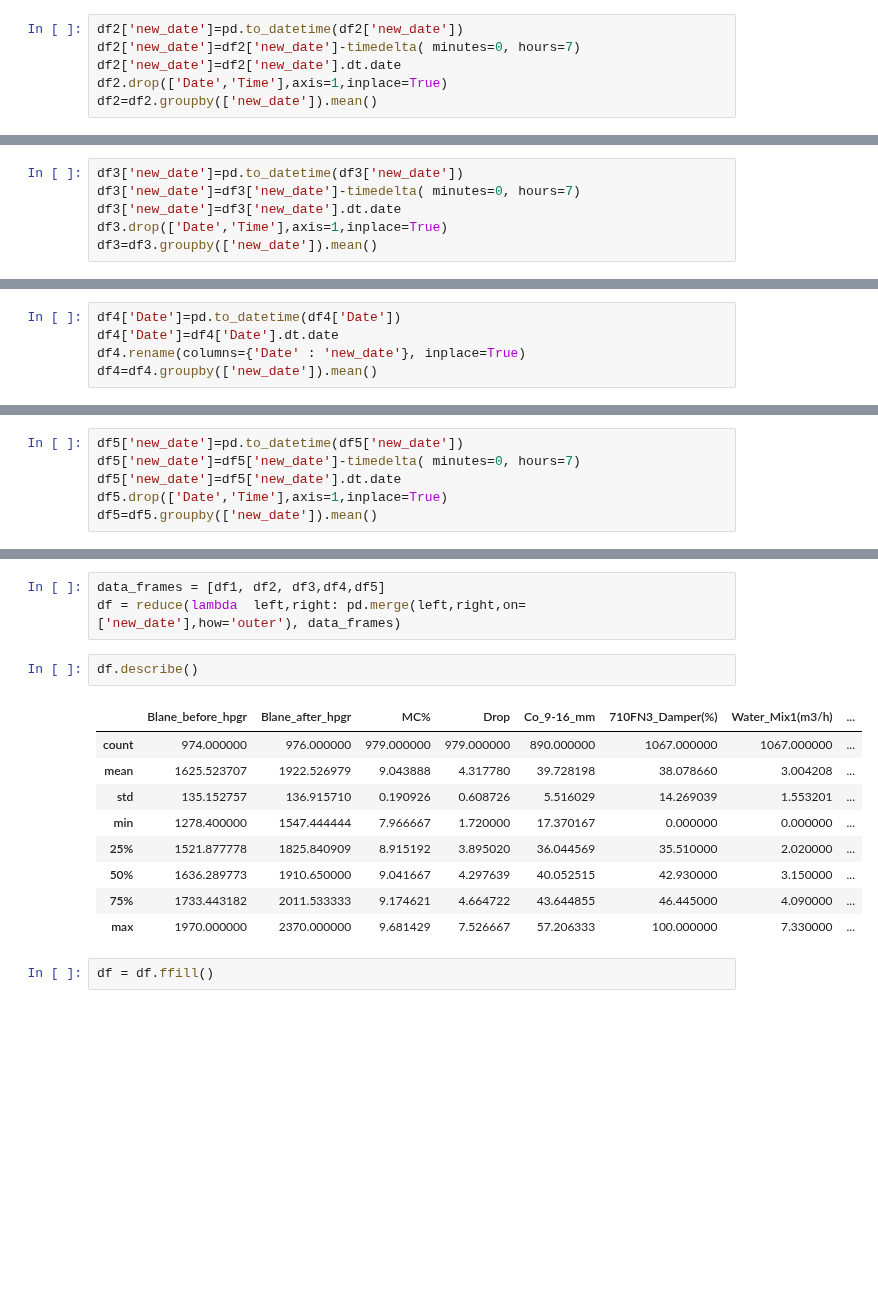
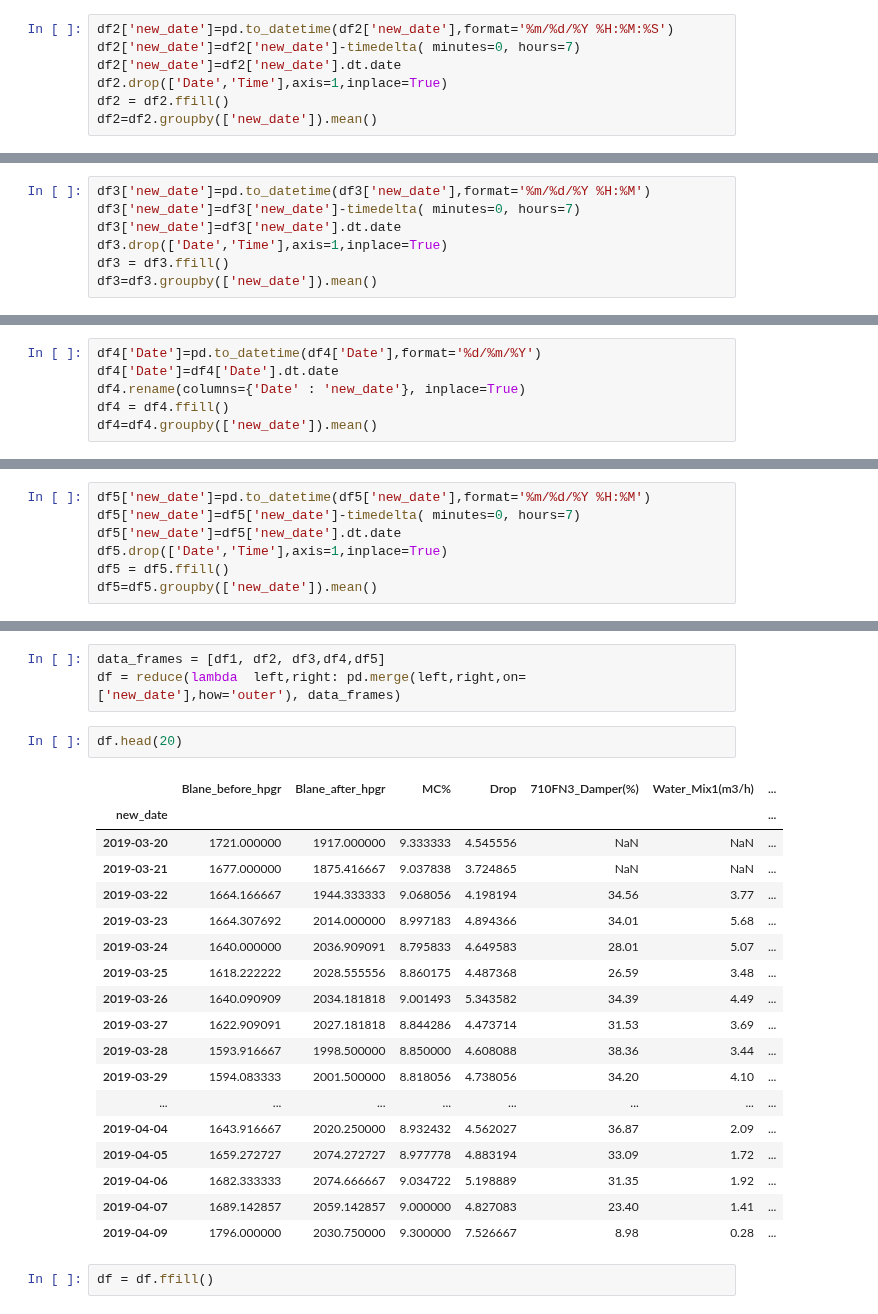
Before and after one commit to heidaralavi/Feo-Prj, a Jupyter notebook: preprocessing.ipynb, the cells around one changed output, grey strips where cells are left out. Cells and saved outputs as stored; diff of their text form; blank space fills up the shorter version.

```diff
--- a/preprocessing.ipynb
+++ b/preprocessing.ipynb
@@ -32,9 +43,10 @@ df2=pd.read_csv('blane_after_hpgr.csv')
 # %%
 df2.insert(loc=0, column='new_date', value=df2['Date']+' '+df2['Time'])
 # %%
-df2['new_date']=pd.to_datetime(df2['new_date'])
+df2['new_date']=pd.to_datetime(df2['new_date'],format='%m/%d/%Y %H:%M:%S')
 df2['new_date']=df2['new_date']-timedelta( minutes=0, hours=7)
 df2['new_date']=df2['new_date'].dt.date
 df2.drop(['Date','Time'],axis=1,inplace=True)
+df2 = df2.ffill()
 df2=df2.groupby(['new_date']).mean()
 # %%
@@ -53,9 +75,10 @@ df3=pd.read_csv('area600.csv')
 # %%
 df3.insert(loc=0, column='new_date', value=df3['Date']+' '+df3['Time'])
 # %%
-df3['new_date']=pd.to_datetime(df3['new_date'])
+df3['new_date']=pd.to_datetime(df3['new_date'],format='%m/%d/%Y %H:%M')
 df3['new_date']=df3['new_date']-timedelta( minutes=0, hours=7)
 df3['new_date']=df3['new_date'].dt.date
 df3.drop(['Date','Time'],axis=1,inplace=True)
+df3 = df3.ffill()
 df3=df3.groupby(['new_date']).mean()
 # %%
@@ -76,7 +126,8 @@ df4=pd.read_csv('row-data.csv')
 # %%
-df4['Date']=pd.to_datetime(df4['Date'])
+df4['Date']=pd.to_datetime(df4['Date'],format='%d/%m/%Y')
 df4['Date']=df4['Date'].dt.date
 df4.rename(columns={'Date' : 'new_date'}, inplace=True)
+df4 = df4.ffill()
 df4=df4.groupby(['new_date']).mean()
 # %%
 df4.info()
@@ -104,9 +155,10 @@ df5=pd.read_csv('area700.csv')
 # %%
 df5.insert(loc=0, column='new_date', value=df5['Date']+' '+df5['Time'])
 # %%
-df5['new_date']=pd.to_datetime(df5['new_date'])
+df5['new_date']=pd.to_datetime(df5['new_date'],format='%m/%d/%Y %H:%M')
 df5['new_date']=df5['new_date']-timedelta( minutes=0, hours=7)
 df5['new_date']=df5['new_date'].dt.date
 df5.drop(['Date','Time'],axis=1,inplace=True)
+df5 = df5.ffill()
 df5=df5.groupby(['new_date']).mean()
 # %%
@@ -125,17 +186,26 @@ memory usage: 22.9+ KB
 data_frames = [df1, df2, df3,df4,df5]
 df = reduce(lambda  left,right: pd.merge(left,right,on=['new_date'],how='outer'), data_frames)
 # %%
-df.describe()
+df.head(20)
 # %% [output]
-|  | Blane_before_hpgr | Blane_after_hpgr | MC% | Drop | Co_9-16_mm | 710FN3_Damper(%) | Water_Mix1(m3/h) | ... |
-| count | 974.000000 | 976.000000 | 979.000000 | 979.000000 | 890.000000 | 1067.000000 | 1067.000000 | ... |
-| mean | 1625.523707 | 1922.526979 | 9.043888 | 4.317780 | 39.728198 | 38.078660 | 3.004208 | ... |
-| std | 135.152757 | 136.915710 | 0.190926 | 0.608726 | 5.516029 | 14.269039 | 1.553201 | ... |
-| min | 1278.400000 | 1547.444444 | 7.966667 | 1.720000 | 17.370167 | 0.000000 | 0.000000 | ... |
-| 25% | 1521.877778 | 1825.840909 | 8.915192 | 3.895020 | 36.044569 | 35.510000 | 2.020000 | ... |
-| 50% | 1636.289773 | 1910.650000 | 9.041667 | 4.297639 | 40.052515 | 42.930000 | 3.150000 | ... |
-| 75% | 1733.443182 | 2011.533333 | 9.174621 | 4.664722 | 43.644855 | 46.445000 | 4.090000 | ... |
-| max | 1970.000000 | 2370.000000 | 9.681429 | 7.526667 | 57.206333 | 100.000000 | 7.330000 | ... |
+|  | Blane_before_hpgr | Blane_after_hpgr | MC% | Drop | 710FN3_Damper(%) | Water_Mix1(m3/h) | ... |
+| new_date |  |  |  |  |  |  | ... |
+| 2019-03-20 | 1721.000000 | 1917.000000 | 9.333333 | 4.545556 | NaN | NaN | ... |
+| 2019-03-21 | 1677.000000 | 1875.416667 | 9.037838 | 3.724865 | NaN | NaN | ... |
+| 2019-03-22 | 1664.166667 | 1944.333333 | 9.068056 | 4.198194 | 34.56 | 3.77 | ... |
+| 2019-03-23 | 1664.307692 | 2014.000000 | 8.997183 | 4.894366 | 34.01 | 5.68 | ... |
+| 2019-03-24 | 1640.000000 | 2036.909091 | 8.795833 | 4.649583 | 28.01 | 5.07 | ... |
+| 2019-03-25 | 1618.222222 | 2028.555556 | 8.860175 | 4.487368 | 26.59 | 3.48 | ... |
+| 2019-03-26 | 1640.090909 | 2034.181818 | 9.001493 | 5.343582 | 34.39 | 4.49 | ... |
+| 2019-03-27 | 1622.909091 | 2027.181818 | 8.844286 | 4.473714 | 31.53 | 3.69 | ... |
+| 2019-03-28 | 1593.916667 | 1998.500000 | 8.850000 | 4.608088 | 38.36 | 3.44 | ... |
+| 2019-03-29 | 1594.083333 | 2001.500000 | 8.818056 | 4.738056 | 34.20 | 4.10 | ... |
+| ... | ... | ... | ... | ... | ... | ... | ... |
+| 2019-04-04 | 1643.916667 | 2020.250000 | 8.932432 | 4.562027 | 36.87 | 2.09 | ... |
+| 2019-04-05 | 1659.272727 | 2074.272727 | 8.977778 | 4.883194 | 33.09 | 1.72 | ... |
+| 2019-04-06 | 1682.333333 | 2074.666667 | 9.034722 | 5.198889 | 31.35 | 1.92 | ... |
+| 2019-04-07 | 1689.142857 | 2059.142857 | 9.000000 | 4.827083 | 23.40 | 1.41 | ... |
+| 2019-04-09 | 1796.000000 | 2030.750000 | 9.300000 | 7.526667 | 8.98 | 0.28 | ... |
 # %%
 df = df.ffill()
 # %%
```
Also changed, not shown: parts of 15 cells of this notebook, 6 other files.
